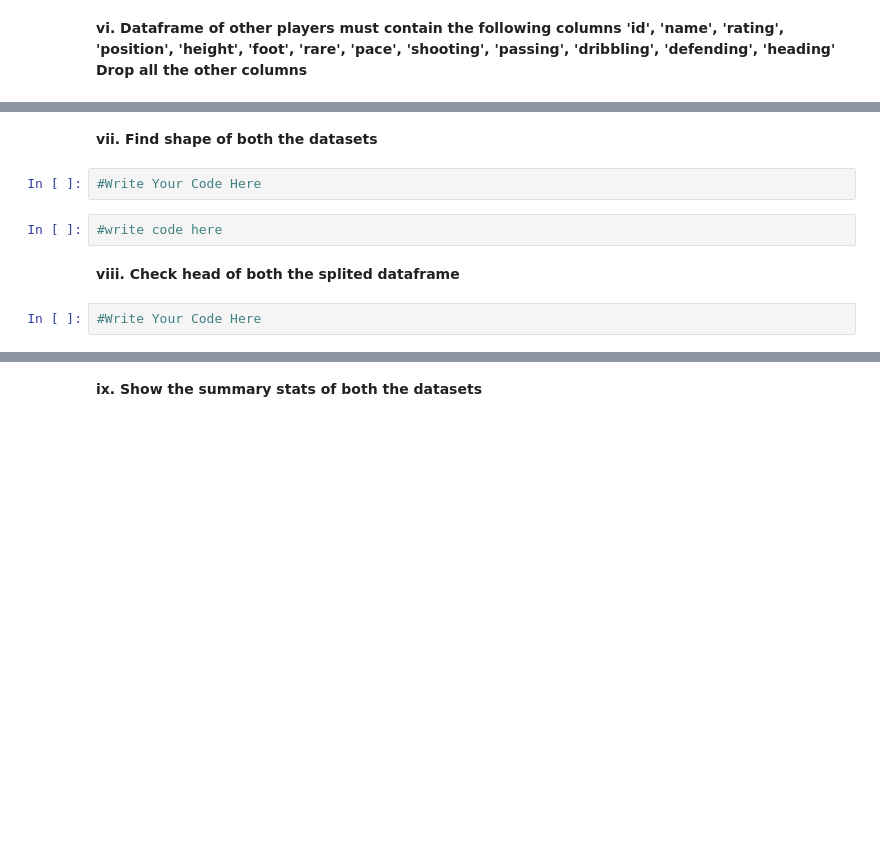
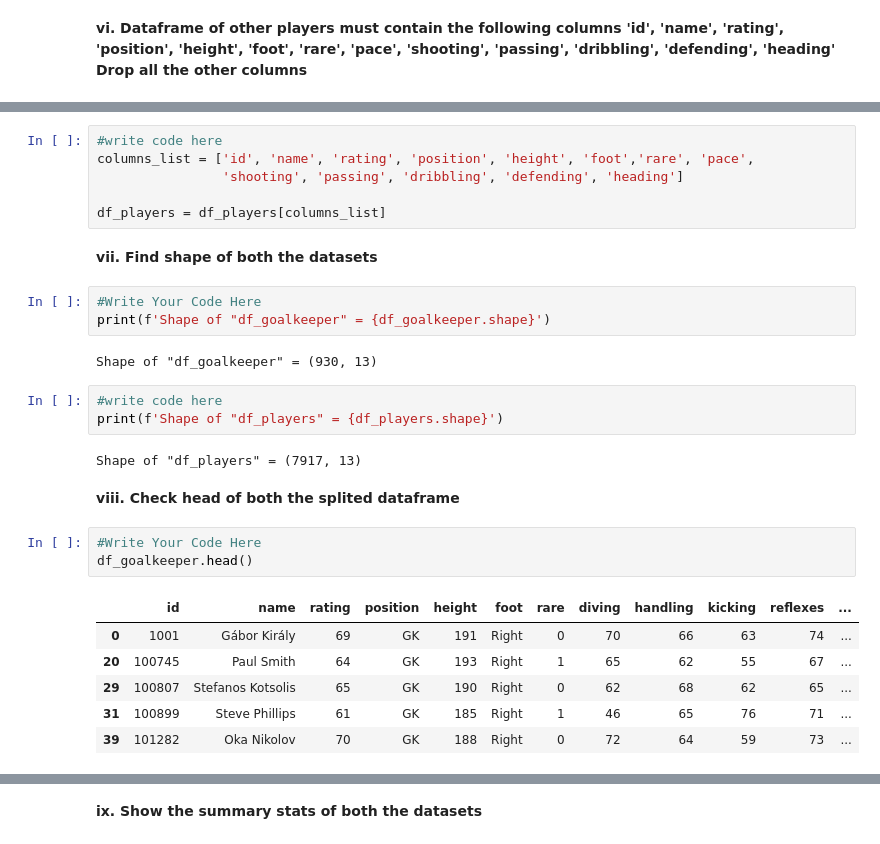
Before and after one commit to Sanaullah-nahk/Dice_Analytics_ML, a Jupyter notebook: Assignments/assignment 2/Assignment # 2.ipynb, the cells around one changed output, grey strips where cells are left out. Drawn from its saved outputs; the diff is of its cells as text; blank space fills up the shorter version.

```diff
--- a/Assignments/assignment 2/Assignment # 2.ipynb
+++ b/Assignments/assignment 2/Assignment # 2.ipynb
@@ -327,12 +365,32 @@ df_goalkeeper.head()
+# %%
+#write code here
+columns_list = ['id', 'name', 'rating', 'position', 'height', 'foot','rare', 'pace',
+                'shooting', 'passing', 'dribbling', 'defending', 'heading']
+
+df_players = df_players[columns_list]
 # %% [markdown]
 **vii. Find shape of both the datasets**
 # %%
 #Write Your Code Here
+print(f'Shape of "df_goalkeeper" = {df_goalkeeper.shape}')
+# %% [output]
+Shape of "df_goalkeeper" = (930, 13)
 # %%
 #write code here
+print(f'Shape of "df_players" = {df_players.shape}')
+# %% [output]
+Shape of "df_players" = (7917, 13)
 # %% [markdown]
 **viii. Check head of both the splited dataframe**
 # %%
 #Write Your Code Here
+df_goalkeeper.head()
+# %% [output]
+|  | id | name | rating | position | height | foot | rare | diving | handling | kicking | reflexes | ... |
+| 0 | 1001 | Gábor Király | 69 | GK | 191 | Right | 0 | 70 | 66 | 63 | 74 | ... |
+| 20 | 100745 | Paul Smith | 64 | GK | 193 | Right | 1 | 65 | 62 | 55 | 67 | ... |
+| 29 | 100807 | Stefanos Kotsolis | 65 | GK | 190 | Right | 0 | 62 | 68 | 62 | 65 | ... |
+| 31 | 100899 | Steve Phillips | 61 | GK | 185 | Right | 1 | 46 | 65 | 76 | 71 | ... |
+| 39 | 101282 | Oka Nikolov | 70 | GK | 188 | Right | 0 | 72 | 64 | 59 | 73 | ... |
 # %%
 #Write Your Code Here
```
Also changed, not shown: parts of 24 cells of this notebook, 1 other file.
